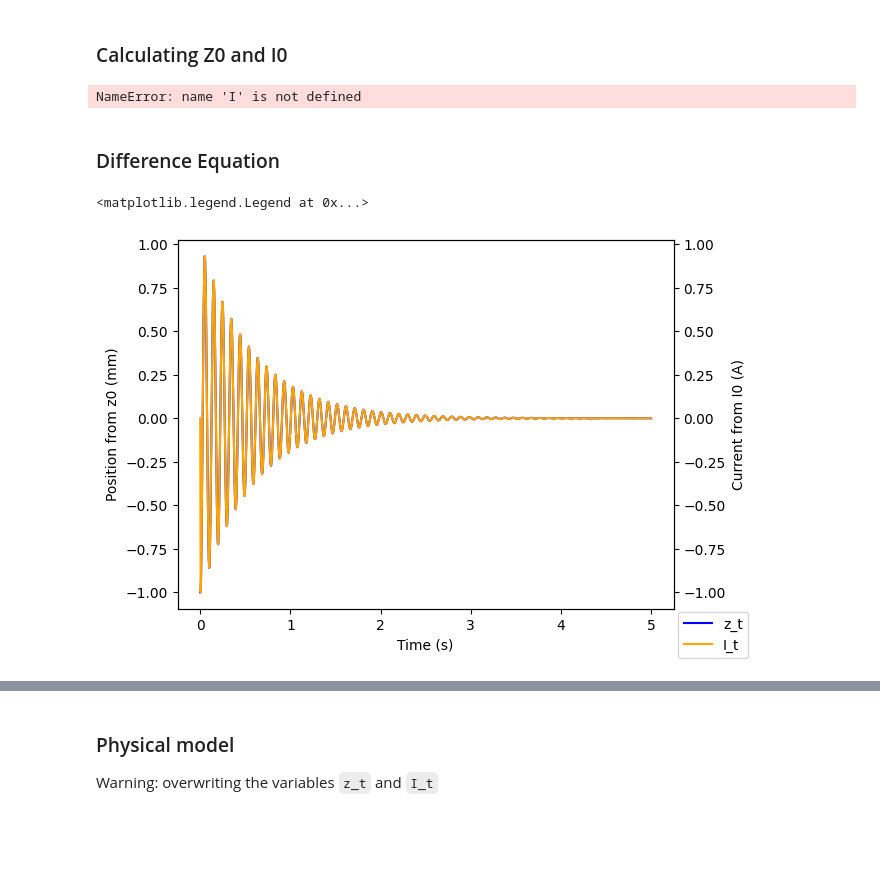
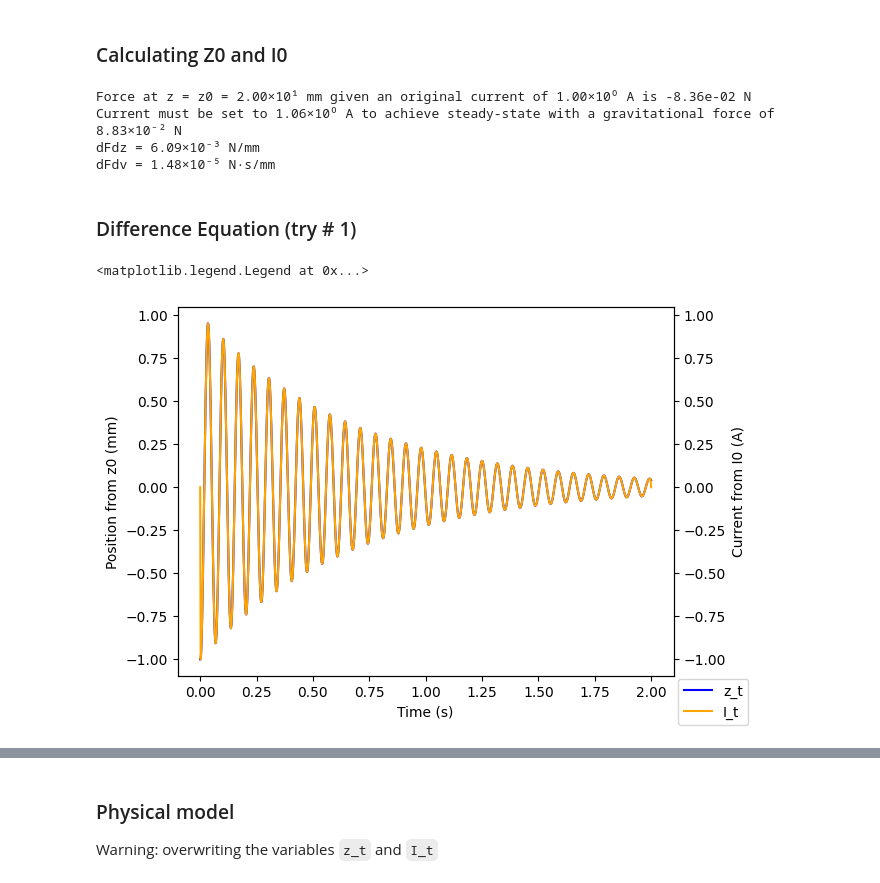
Before and after one commit to JohnnyMaBoi/Magnetic-Levitation, a Jupyter notebook: linearized_model_01.ipynb, the cells around one changed output, grey strips where cells are left out. Drawn from its saved outputs; the diff is of its cells as text; code cells hidden in the pictures; blank space fills up the shorter version.

```diff
--- a/linearized_model_01.ipynb
+++ b/linearized_model_01.ipynb
@@ -19,7 +19,7 @@ magnet_dipole = 0.44 * units.amp * units.meter ** 2
 z_space = np.linspace(0 * units.mm, 100 * units.mm, 1000)
 m = 9 * units.gram
 g = 1 * units.standard_gravity
-res = 0.1 * units.ohm
+res = 0.001 * units.ohm
 Fg = m * g
 # %% [markdown]
 ### B field equations
@@ -45,6 +46,14 @@ class AccurateModel:
         for idx, z_val in enumerate(z):
             F_z_axis[idx] = cls.get_F_z_axis(z_val, I)
         return F_z_axis
+    @classmethod
+    def get_lorenz_force(cls, z, dzdt):
+        Fl = N * -9 * mu_0 ** 2 * magnet_dipole ** 2 * R ** 4 * z ** 2 * dzdt / (4 * res * (R ** 2 + z ** 2) ** 5)
+        return Fl
+    @classmethod
+    def get_gravity_force(cls):
+        Fg = m * g
+        return Fg
 
 class ShortSolenoidModel:
     @classmethod
@@ -107,46 +116,58 @@ plt.legend(loc = "lower right")
 # %%
 z0 = 20 * units.mm
 
-Fm_at_z0_given_original_I = np.interp(z0, z_lin_reg, Fm_lin_reg)
-print(f"Force at z = z0 = {z0.to(units.mm)} given an original current of {I.to(units.amp)} is {Fm_at_z0_given_original_I.to(units.newton)}")
-I0 = Fg / -Fm_at_z0_given_original_I * I
+Fm_at_z0_given_original_I = AccurateModel.get_F_z_axis(z0, I_original)
+print(f"Force at z = z0 = {z0.to(units.mm)} given an original current of {I_original.to(units.amp)} is {Fm_at_z0_given_original_I.to(units.newton)}")
+I0 = Fg / -Fm_at_z0_given_original_I * I_original
 print(f"Current must be set to {I0.to(units.amp)} to achieve steady-state with a gravitational force of {Fg.to(units.N)}")
+
+F_z_axis_at_I0 = AccurateModel.get_F_z_axis_as_vector(z_space, I0)
+dFdz_at_I0, F_intercept_at_I0, z_lin_reg, Fm_lin_reg = linreg_points(z_space, F_z_axis_at_I0, start_lin_reg, end_lin_reg)
+
+unit_dzdt = 1 * units.mm / units.s
+b = -AccurateModel.get_lorenz_force(z0, unit_dzdt) / unit_dzdt
+a = dFdz_at_I0
+Fm0 = Fm_at_z0_given_original_I / I_original
+print(f"dFdz = {a.to(units.newton / units.mm)}")
+print(f"dFdv = {b.to(units.newton / (units.mm / units.second))}")
 # %% [output]
-NameError: name 'I' is not defined
+Force at z = z0 = 2.00×10¹ mm given an original current of 1.00×10⁰ A is -8.36e-02 N
+Current must be set to 1.06×10⁰ A to achieve steady-state with a gravitational force of 8.83×10⁻² N
+dFdz = 6.09×10⁻³ N/mm
+dFdv = 1.48×10⁻⁵ N·s/mm
 # %% [markdown]
-### Difference Equation
+### Difference Equation (try # 1)
 # %%
 # numeric solution
-b = N * -9 * mu_0 ** 2 * magnet_dipole ** 2 * R ** 4 * z0 ** 2 / (4 * res * (R ** 2 + z0 ** 2) ** 5)
-Fm0 = Fm_at_z0_given_original_I / I
-a = slope * I0 / I
 
-ts = np.linspace(0 * units.second, 5 * units.second, 1000)
+ts = np.linspace(0 * units.second, 2 * units.second, 1000)
 dt = np.mean(np.diff(ts))
 z_t = np.zeros(np.size(ts)) * units.mm
+dzdt = np.zeros(np.size(ts)) * units.mm / units.s
+d2zdt2 = np.zeros(np.size(ts)) * units.mm / units.s ** 2
 I_t = np.zeros(np.size(ts)) * units.amp
 dzdt0 = 0 * units.mm / units.s
 for n, t in enumerate(ts, start = -1):
     if n == -1:
         z_t[n + 1] = -1 * units.mm
     elif n == 0:
         z_t[n + 1] = z_t[0] + dzdt0 * dt
     elif n == len(ts) - 1:
         continue
     elif abs(z_t[n]) > 100 * units.mm:
         break
     else:
         I_t[n] = 1 * units.amp / units.mm * z_t[n]
         z_t[n + 1] = ((2 * z_t[n] - z_t[n - 1]) * m / dt ** 2 - b * (z_t[n] - z_t[n - 1]) / dt + a * z_t[n - 1] + I_t[n] * Fm0) / m * dt ** 2
 
 fig, ax1 = plt.subplots()
 ax2 = ax1.twinx()
 ax1.plot(ts, z_t.to(units.mm), color = "blue", label = "z_t")
 ax2.plot(ts, I_t.to(units.amp), color = "orange", label = "I_t")
 ax1.set_xlabel("Time (s)")
 ax1.set_ylabel("Position from z0 (mm)")
 ax2.set_ylabel("Current from I0 (A)")
 fig.legend(loc = "lower right")
 # %% [output]
 <matplotlib.legend.Legend at 0x...>
-[figure, old version]
+[figure, new version]
```
Also changed, not shown: parts of 7 cells of this notebook, 1 other file.
